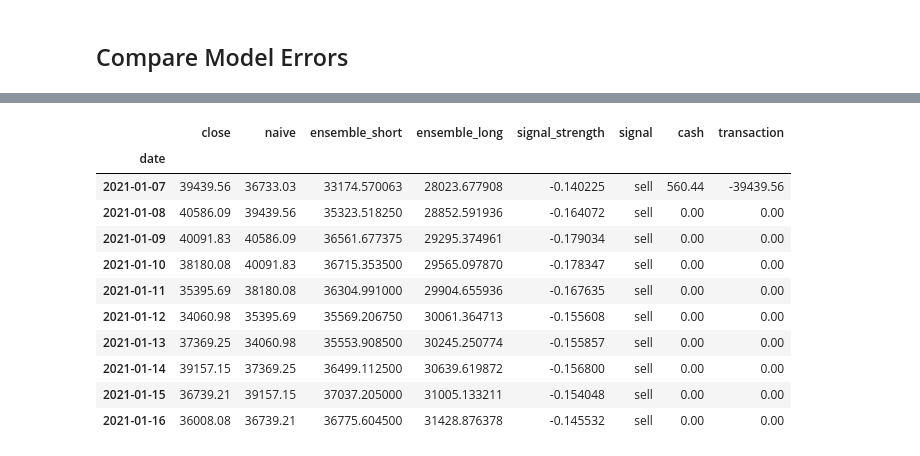
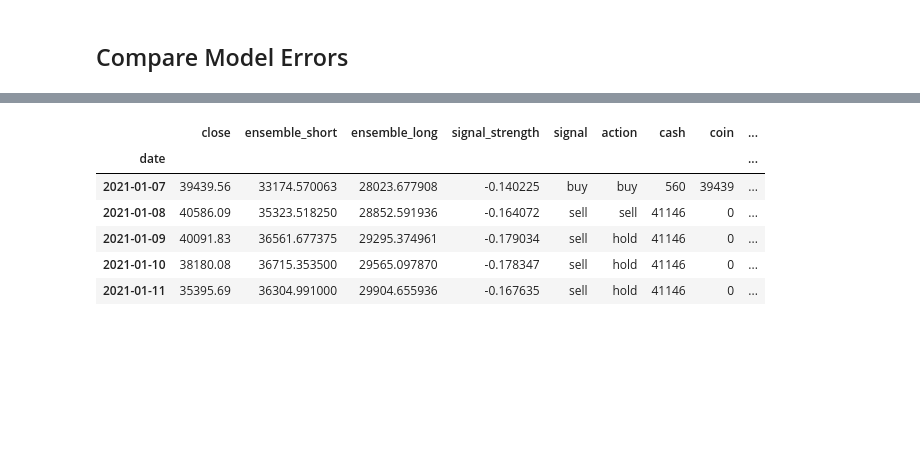
Before and after one commit to kconstable/crypto-ensemble-model-predictions, a Jupyter notebook: models.ipynb, the cells around one changed output, grey strips where cells are left out. Drawn from its saved outputs; the diff is of its cells as text; code cells hidden in the pictures; blank space fills up the shorter version.

Commit message:
Trading Strategy + implemented the trading strategy + implemented the trading strategy plot

```diff
--- a/models.ipynb
+++ b/models.ipynb
@@ -2179,19 +2181,3 @@ plot_error_distributions(['short','medium','long','prophet','ensemble'],model_di
 # fvalue, pvalue = stats.f_oneway(df['short_diff'], df['medium_diff'], df['long_diff'], df['fbp_diff'],df['ens_diff'])
 # fvalue, pvalue = stats.f_oneway(df['short_diff'], df['fbp_diff'], df['ens_diff'])
 # pvalue
-# %%
-# df_combined = combine_models(model_dict,['long','short','prophet','naive'])
-
-ensemble_dict={
-    'short':{'models':['lstm_short_1day','naive'],'weights':[0.80,0.20]},
-    'long':{'models':['lstm_long_3day','prophet_3day'],'weights':[0.80,0.20]}
-}
-
-
-# df_combined[short_lst]
-# df_combined['ensemble_short'] = df_combined[ensemble_dict['short']['models']].mul(ensemble_dict['short']['weights']).sum(1)
-# df_combined
-
-# p = np.array(df_combined[ensemble_dict['short_models']]) * np.array([ensemble_dict['short_weights']]).sum(axis=1)
-# np.sum(p,axis=1)
-# np.sum(p,axis=1)
@@ -2204,52 +2186,85 @@ c
 # %%
-def create_ensemble_model(ensemble_dict,model_dict,models,tolerance=0.01,cash=40000):
+def create_trading_strategy(ensemble_dict,model_dict,models,tolerance=0.01,cash=40000):
   """
   """
   # get the model backtest data
   df = combine_models(model_dict,models,True)
 
   # short ensemble model: sum(model prediction * weights)
   df['ensemble_short'] = df[ensemble_dict['short']['models']].mul(ensemble_dict['short']['weights']).sum(1)
 
   # long ensemble model: sum(model prediction * weights)
   # need to shift the 3rd days prediction to the same rows as the 1 day prediction
   df['ensemble_long'] = df[ensemble_dict['long']['models']].mul(ensemble_dict['long']['weights']).sum(1)
   df['ensemble_long']  = df['ensemble_long'].shift(-2)
 
   # Calculate the signal stength
   # return difference between the prediction in 3-days vs the next day
   df['signal_strength'] = (df['ensemble_long']-df['ensemble_short']) / df['naive']
 
   # Add the strength
   # if the strenth is less than the tolerance => hold
   # if the strength is negative => sell
   # if the strength is postive => buy
   df['signal'] = df['signal_strength'].apply(lambda x: 'hold' if abs(x) < tolerance else ('sell' if x<0 else 'buy' ))
 
-  # add transaction
-  # first transaction is a buy at the closing price
-  df['transaction'] = 0
-  df.loc[df.index.min(),'transaction'] = -df.loc[df.index.min(),'close']
+  # init columns
+  df['coin'] = 0
+  df['cash'] = 0
+  df['transaction']=0
+  df['action'] = ''
+  df['profit_loss'] = 0
 
- # add starting cash at the first date less the purchase price
-  df['cash'] = 0
-  df.loc[df.index.min(),'cash'] = cash - df.loc[df.index.min(),'close']
+  # Evaluate trade decisions at each time step, calculate profit/loss,holdings
+  start_date = df.index.min()
+  for idx,row in df.iterrows():
 
+    # get the previous date
+    prev_date = idx - timedelta(days=1)
 
+    # initial buy
+    if idx == start_date:
+      df.at[idx,'signal'] = 'buy'
+      df.at[idx,'coin']  = row.close
+      df.at[idx,'cash'] = cash - row.close
+      df.at[idx,'transaction'] = -row.close
+      df.at[idx,'action'] = 'buy'
 
-  return df[['close','naive','ensemble_short','ensemble_long','signal_strength','signal','cash','transaction']]
+    # buy- if coin isn't already owned
+    elif row.signal == 'buy' and df.loc[prev_date,'coin'] == 0:
+      df.at[idx,'cash'] = df.loc[prev_date,'cash'] - row.close
+      df.at[idx,'transaction'] = -row.close
+      df.at[idx,'coin'] = row.close
+      df.at[idx,'action'] = 'buy'
 
-create_ensemble_model(ensemble_dict,model_dict,['short','long','prophet','naive']).head(10)
+    # sell -if coin is currently owned
+    elif row.signal == 'sell' and df.loc[prev_date,'coin']>0:
+      df.at[idx,'cash'] = df.loc[prev_date,'cash'] + row.close
+      df.at[idx,'transaction'] = row.close
+      df.at[idx,'coin'] = 0
+      df.at[idx,'action'] = 'sell'
+      df.at[idx,'profit_loss'] = row.close - df.loc[prev_date,'coin']
+
+    # hold
+    else:
+      df.at[idx,'action']= 'hold'
+      df.at[idx,'cash'] = df.loc[prev_date,'cash']
+      df.at[idx,'coin'] = df.loc[prev_date,'coin']
+    1
+  # add totals
+  df['total'] = df.coin + df.cash
+
+  # add invested amount
+  df['invested'] = df.apply(lambda row:row.close if row.coin>0 else 0,axis=1)
+
+  return df[['close','ensemble_short','ensemble_long','signal_strength','signal','action','cash','coin','transaction','total','profit_loss','invested']]
+
+dff=create_trading_strategy(ensemble_dict,model_dict,['short','long','prophet','naive'])
 # %% [output]
-|  | close | naive | ensemble_short | ensemble_long | signal_strength | signal | cash | transaction |
-| date |  |  |  |  |  |  |  |  |
-| 2021-01-07 | 39439.56 | 36733.03 | 33174.570063 | 28023.677908 | -0.140225 | sell | 560.44 | -39439.56 |
-| 2021-01-08 | 40586.09 | 39439.56 | 35323.518250 | 28852.591936 | -0.164072 | sell | 0.00 | 0.00 |
-| 2021-01-09 | 40091.83 | 40586.09 | 36561.677375 | 29295.374961 | -0.179034 | sell | 0.00 | 0.00 |
-| 2021-01-10 | 38180.08 | 40091.83 | 36715.353500 | 29565.097870 | -0.178347 | sell | 0.00 | 0.00 |
-| 2021-01-11 | 35395.69 | 38180.08 | 36304.991000 | 29904.655936 | -0.167635 | sell | 0.00 | 0.00 |
-| 2021-01-12 | 34060.98 | 35395.69 | 35569.206750 | 30061.364713 | -0.155608 | sell | 0.00 | 0.00 |
-| 2021-01-13 | 37369.25 | 34060.98 | 35553.908500 | 30245.250774 | -0.155857 | sell | 0.00 | 0.00 |
-| 2021-01-14 | 39157.15 | 37369.25 | 36499.112500 | 30639.619872 | -0.156800 | sell | 0.00 | 0.00 |
-| 2021-01-15 | 36739.21 | 39157.15 | 37037.205000 | 31005.133211 | -0.154048 | sell | 0.00 | 0.00 |
-| 2021-01-16 | 36008.08 | 36739.21 | 36775.604500 | 31428.876378 | -0.145532 | sell | 0.00 | 0.00 |
+|  | close | ensemble_short | ensemble_long | signal_strength | signal | action | cash | coin | ... |
+| date |  |  |  |  |  |  |  |  | ... |
+| 2021-01-07 | 39439.56 | 33174.570063 | 28023.677908 | -0.140225 | buy | buy | 560 | 39439 | ... |
+| 2021-01-08 | 40586.09 | 35323.518250 | 28852.591936 | -0.164072 | sell | sell | 41146 | 0 | ... |
+| 2021-01-09 | 40091.83 | 36561.677375 | 29295.374961 | -0.179034 | sell | hold | 41146 | 0 | ... |
+| 2021-01-10 | 38180.08 | 36715.353500 | 29565.097870 | -0.178347 | sell | hold | 41146 | 0 | ... |
+| 2021-01-11 | 35395.69 | 36304.991000 | 29904.655936 | -0.167635 | sell | hold | 41146 | 0 | ... |
```
Also changed, not shown: parts of 7 cells of this notebook.
